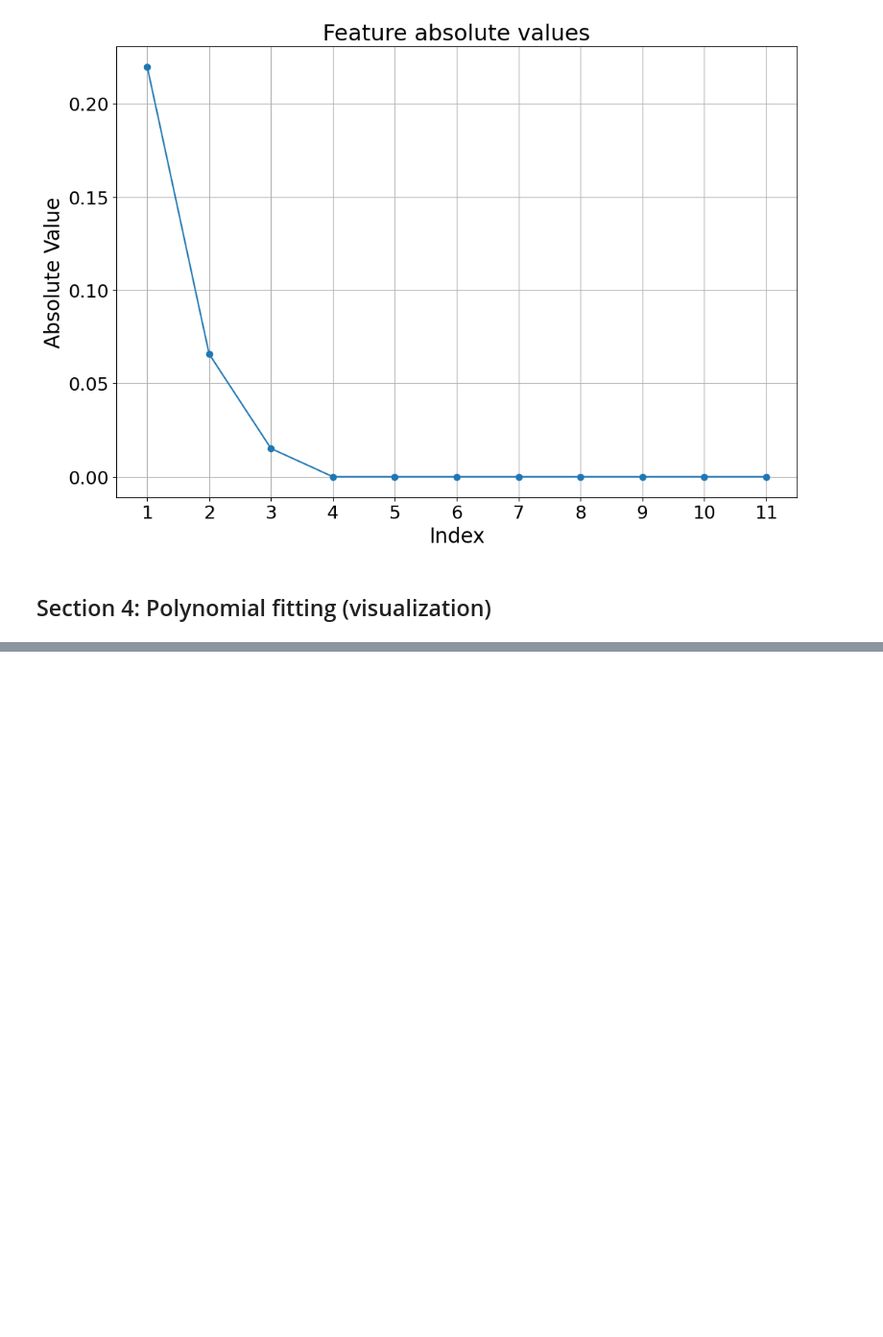
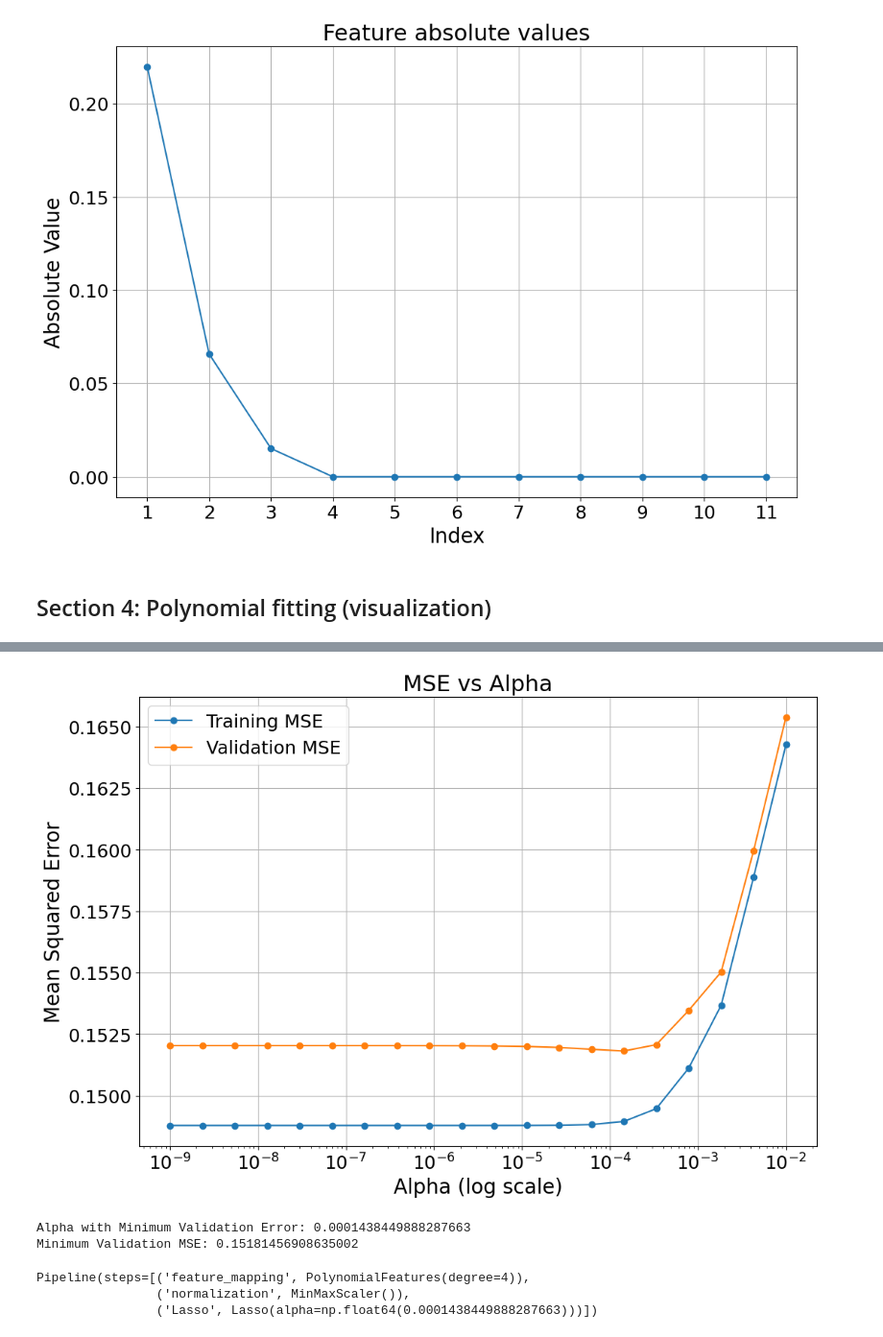
Before and after one commit to eyalamdur/ML-Regression, a Jupyter notebook: Code/318849270-315116095.ipynb, the cells around one changed output, grey strips where cells are left out. Shown at 96% size. Saved outputs shown, nothing was run; the diff lists cells and outputs as text; code cells hidden in the pictures; blank space fills up the shorter version.

```diff
--- a/Code/318849270-315116095.ipynb
+++ b/Code/318849270-315116095.ipynb
@@ -533,0 +568,49 @@ plt.show()
+# %%
+# Adding quadratic features to our linear Lasso-regression model
+training_set_PCR_03_07 = train_set_processed[['PCR_03', 'PCR_07']]
+alpha_list = np.logspace(-9, -2, 20)
+training_03_07_list = []
+validation_03_07_list = []
+for alpha in alpha_list:
+  polyinomial_lasso = Pipeline([('feature_mapping', PolynomialFeatures(degree=4)), ('normalization', MinMaxScaler()), ('Lasso', Lasso(alpha=alpha, fit_intercept=True))])
+  result = cross_validate(polyinomial_lasso, training_set_PCR_03_07, train_set_processed['contamination_level'], cv=5, scoring = 'neg_mean_squared_error', return_train_score=True)
+  training_03_07_list.append(np.mean(-result['train_score']))
+  validation_03_07_list.append(np.mean(-result['test_score']))
+# %%
+# semilogx(lrlist, [np.mean(-val) for val in trainList], 'b', lrlist, [np.mean(-val) for val in valList], 'g', [valScoreDummy]*len(lrlist), 'r')
+results_df = pd.DataFrame({
+    'Alpha': alpha_list,
+    'Train MSE': training_03_07_list,
+    'Validation MSE': validation_03_07_list
+})
+
+# Plotting with Matplotlib
+plt.figure(figsize=(12, 8))
+plt.plot(results_df['Alpha'], results_df['Train MSE'], marker='o', linestyle='-', label='Training MSE')
+plt.plot(results_df['Alpha'], results_df['Validation MSE'], marker='o', linestyle='-', label='Validation MSE')
+plt.xscale('log')  # Use a logarithmic scale for the learning rate
+plt.xlabel('Alpha (log scale)')
+plt.ylabel('Mean Squared Error')
+plt.title('MSE vs Alpha')
+plt.legend()
+plt.grid(True)
+plt.show()
+
+# Find the learning rate with the minimum validation MSE
+min_val_mse_row = results_df.loc[results_df['Validation MSE'].idxmin()]
+print(f"Alpha with Minimum Validation Error: {min_val_mse_row['Alpha']}")
+print(f"Minimum Validation MSE: {min_val_mse_row['Validation MSE']}")
+# %% [output]
+[figure, added]
+Alpha with Minimum Validation Error: 0.0001438449888287663
+Minimum Validation MSE: 0.15181456908635002
+# %%
+# Retrain the Lasso regressor on the entire training set
+best_alpha = min_val_mse_row['Alpha']
+lasso_polynomial_regressor = Pipeline([('feature_mapping', PolynomialFeatures(degree=4)), ('normalization', MinMaxScaler()), ('Lasso', Lasso(alpha=best_alpha, fit_intercept=True))])
+
+lasso_polynomial_regressor.fit(training_set_PCR_03_07, train_set_processed['contamination_level'].values)
+# %% [output]
+Pipeline(steps=[('feature_mapping', PolynomialFeatures(degree=4)),
+                ('normalization', MinMaxScaler()),
+                ('Lasso', Lasso(alpha=np.float64(0.0001438449888287663)))])
```
Also changed, not shown: parts of 4 cells of this notebook, 1 other file.
